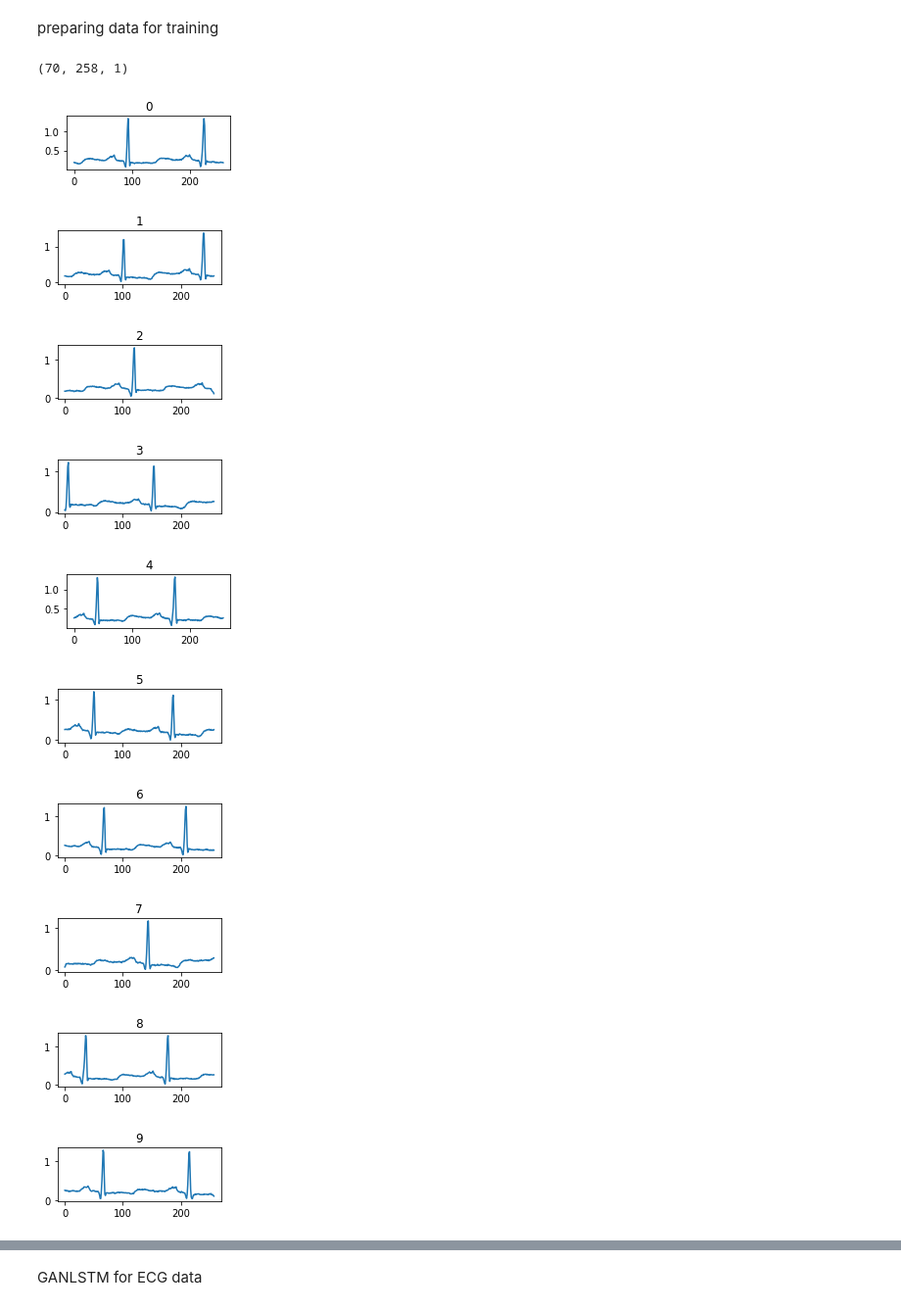
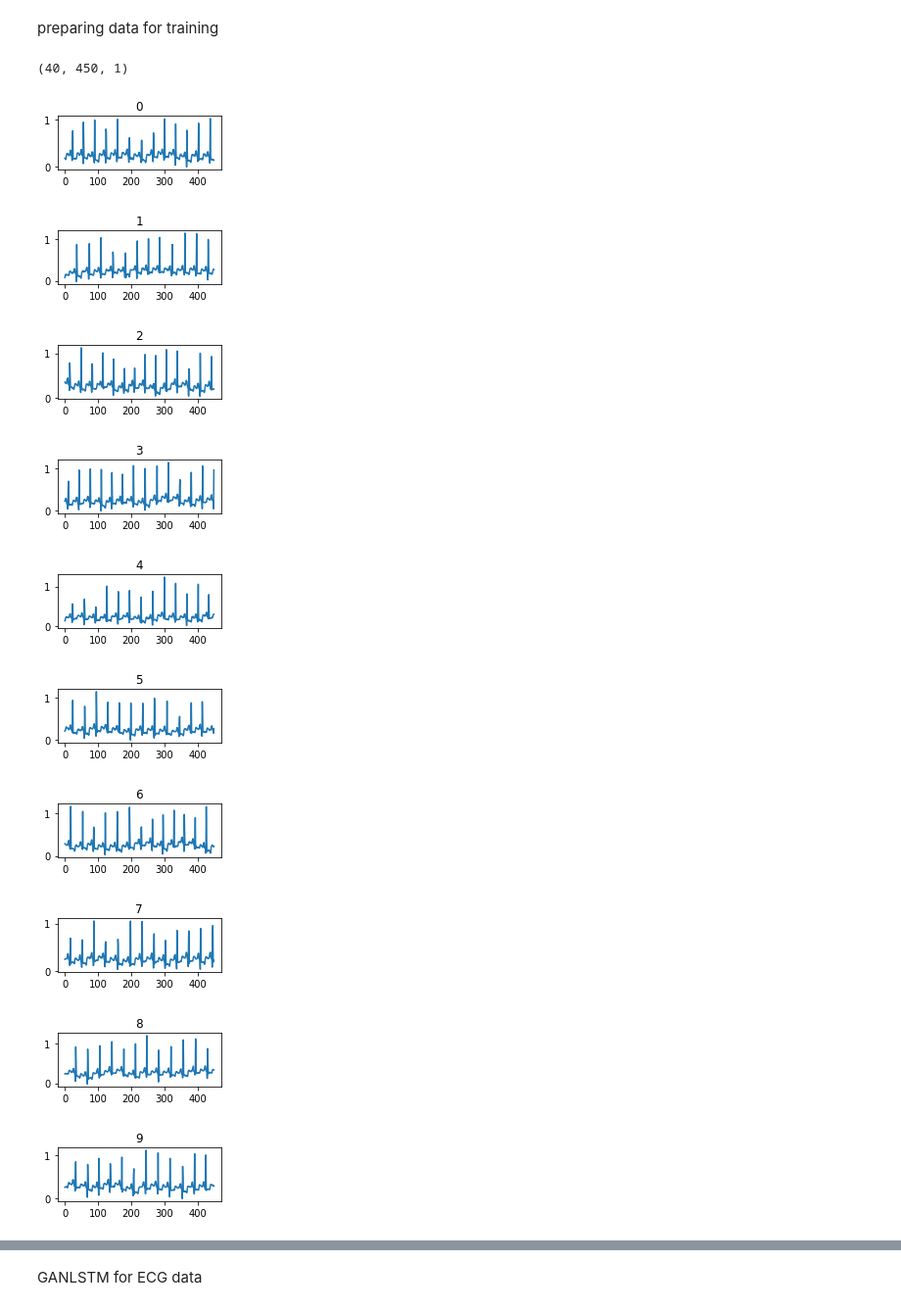
Before and after one commit to abbasloo/dnnHealth, a Jupyter notebook: GANCNNLSTM/LSTMGAN.ipynb, the cells around one changed output, grey strips where cells are left out. Shown at 98% size. Saved outputs shown, nothing was run; the diff lists cells and outputs as text; code cells hidden in the pictures.

```diff
--- a/GANCNNLSTM/LSTMGAN.ipynb
+++ b/GANCNNLSTM/LSTMGAN.ipynb
@@ -18,44 +18,46 @@ for file in glob.glob('MLII/1 NSR/*.mat'):
     arr.append(file)
 
 arr = sorted(arr, key=lambda x:x[:])
 
-l = 10
-ll = 7
+l = 40
+ll = 1
 d = np.int(3600/ll)
-stride = 1
+stride = 4
 data = []
 for i in range(l):
     db = io.loadmat(arr[i])
     for j in range(ll):
         data.append((db['val'][0, j*d:(j+1)*d]-np.amin(db['val'][0, :]))/(np.amax(db['val'][0, :])-np.amin(db['val'][0, :])))
 data = np.asarray(data).reshape(l*ll, d, 1)[:, ::stride]
 
 #seq_in = data
 
 seq_in = []
 for i in range(len(data)):
     # wavelet
     cA, cD = pywt.dwt(data[i,:,0], 'db2')
     # fft space
     #cD = np.log(np.fft.fft(data[i])+0.1)
     seq_in.append(cA)
 seq_in = np.asarray(seq_in).reshape(l*ll, len(cA), 1)
+if (seq_in.shape[1] % 2 == 1):
+    seq_in = seq_in[:,0:seq_in.shape[1]-1,:]
 
 print (seq_in.shape)
 
 for i in range(0,len(seq_in),1):
     plt.figure(figsize=(3, 1))
     plt.plot(seq_in[i, :, 0])
     plt.title(np.str(i))
 # %% [output]
-(70, 258, 1)
+(40, 450, 1)
-[figure, old version]
+[figure, new version]
-[figure, old version]
+[figure, new version]
-[figure, old version]
+[figure, new version]
-[figure, old version]
+[figure, new version]
-[figure, old version]
+[figure, new version]
-[figure, old version]
+[figure, new version]
-[figure, old version]
+[figure, new version]
-[figure, old version]
+[figure, new version]
-[figure, old version]
+[figure, new version]
-[figure, old version]
+[figure, new version]
```
Also changed, not shown: parts of 5 cells of this notebook, 1 other file.
